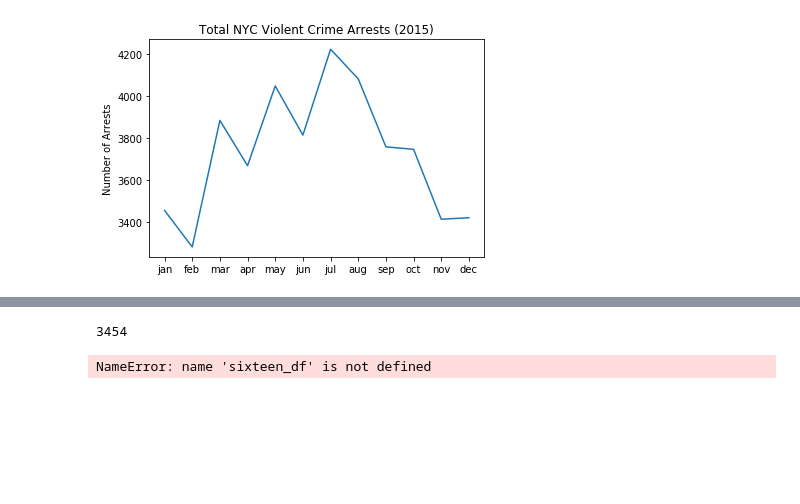
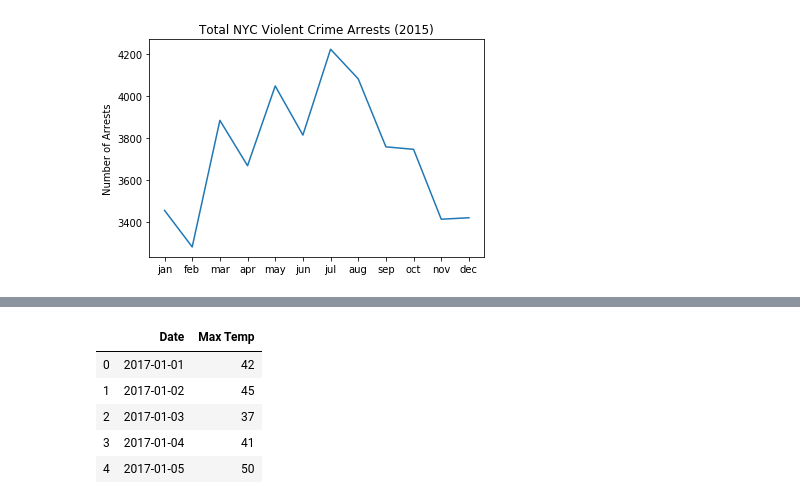
Before and after one commit to markmessick/nyc-crime-analysis, a Jupyter notebook: Crime by Year_Month_Season (Mark's Version).ipynb, the cells around one changed output, grey strips where cells are left out. Saved outputs shown, nothing was run; the diff lists cells and outputs as text; code cells hidden in the pictures; blank space fills up the shorter version.

```diff
--- a/Crime by Year_Month_Season (Mark's Version).ipynb
+++ b/Crime by Year_Month_Season (Mark's Version).ipynb
@@ -354,8 +389,12 @@ plt.plot(x_axis, twentyseventeen)
-# %%
-len(jan_1)
-# %% [output]
-3454
-# %%
-sixteen_df
-# %% [output]
-NameError: name 'sixteen_df' is not defined
+# %%
+file = "../2017_weather.csv"
+weather_df = pd.read_csv(file)
+weather_df["Date"] = pd.to_datetime(weather_df["Date"])
+weather_df.head()
+# %% [output]
+|  | Date | Max Temp |
+| 0 | 2017-01-01 | 42 |
+| 1 | 2017-01-02 | 45 |
+| 2 | 2017-01-03 | 37 |
+| 3 | 2017-01-04 | 41 |
+| 4 | 2017-01-05 | 50 |
```
Also changed, not shown: parts of 11 cells of this notebook, 1 other file.
